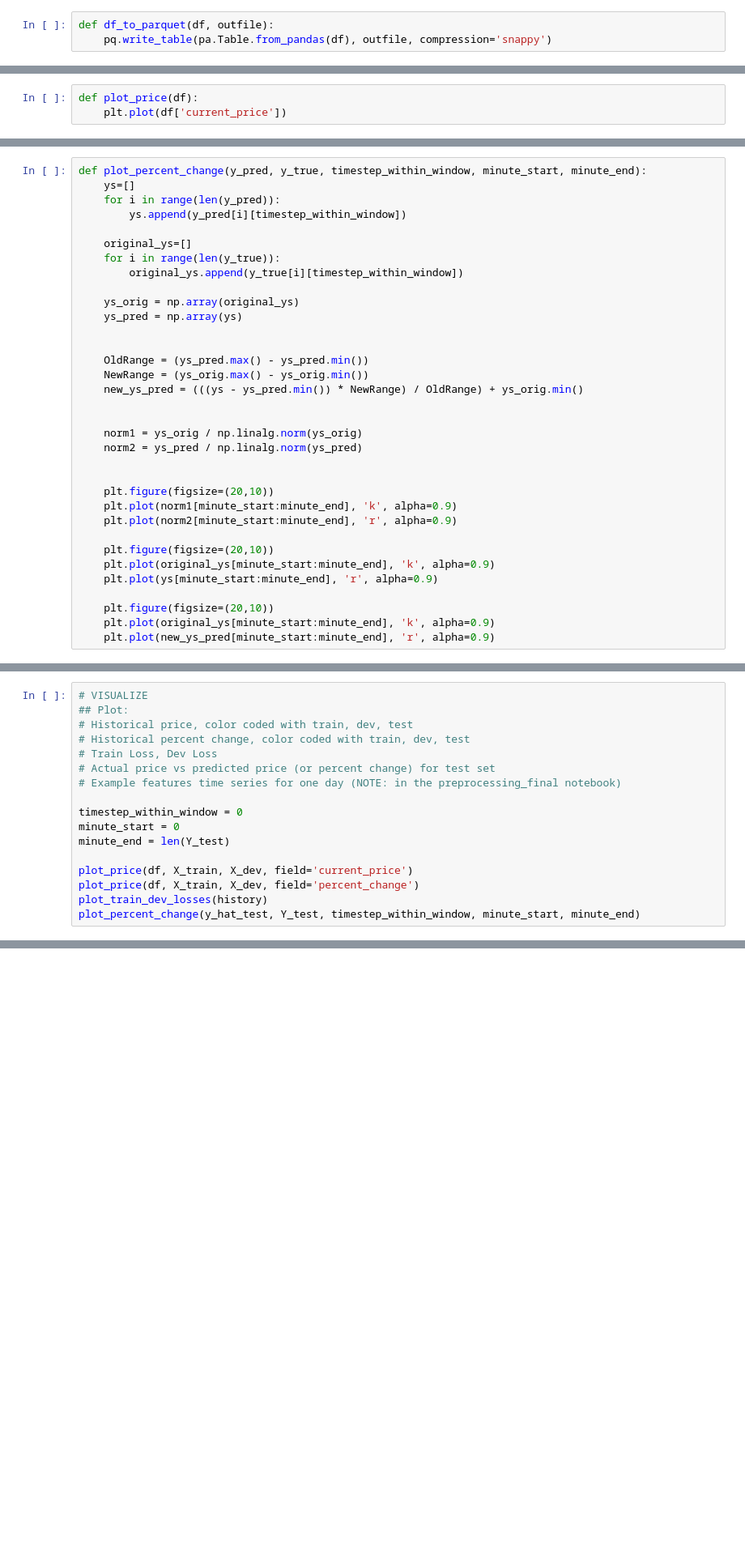
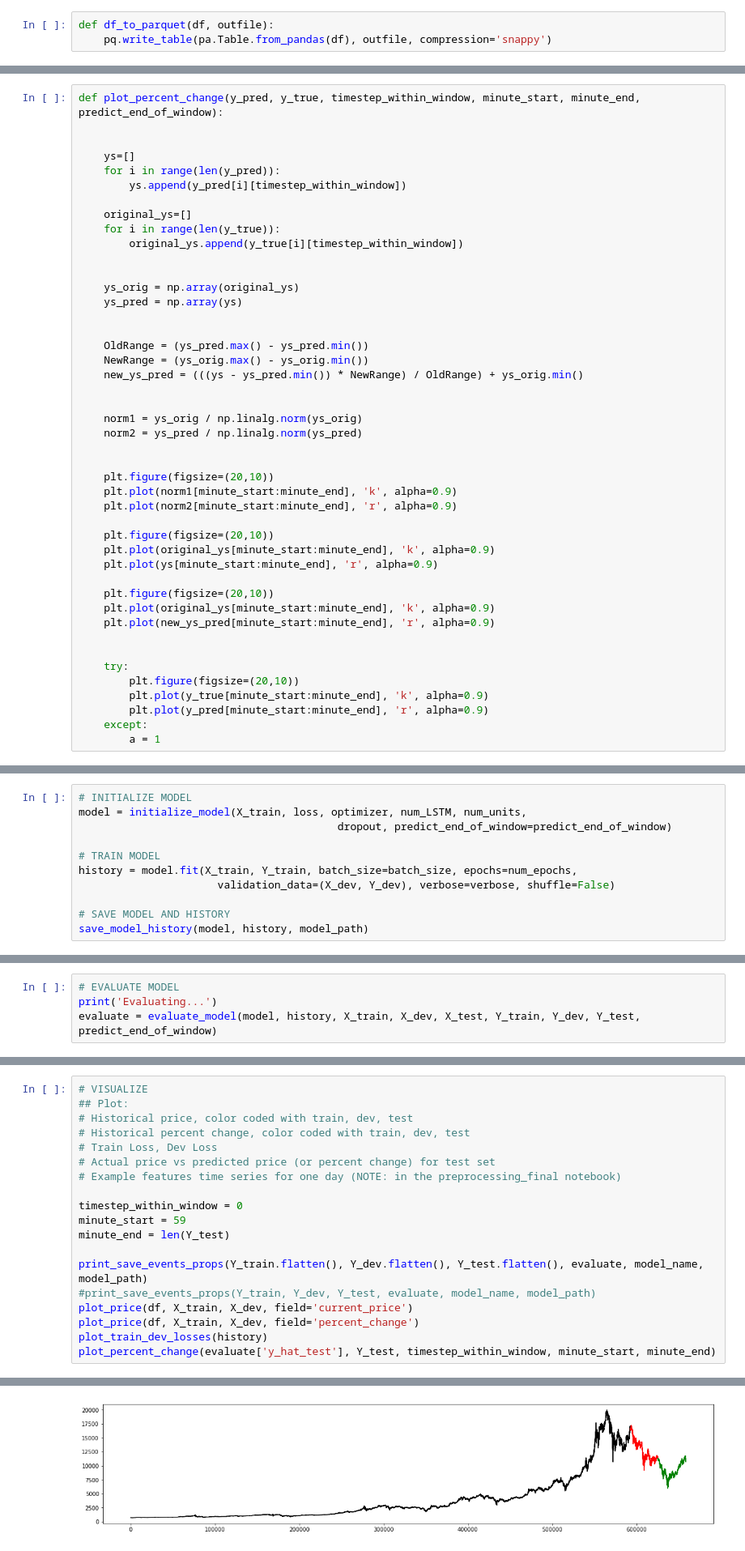
Before and after one commit to gkovacs/cs230-cryptocurrency-trading-lstm, a Jupyter notebook: training_testing_FINAL_MODEL-window-then-predict.ipynb, the cells around one changed output, grey strips where cells are left out. Shown at 81% size. Drawn from its saved outputs; the diff is of its cells as text; blank space fills up the shorter version.

```diff
--- a/training_testing_FINAL_MODEL-window-then-predict.ipynb
+++ b/training_testing_FINAL_MODEL-window-then-predict.ipynb
@@ -519,6 +368,3 @@ with open(model_path + '/evaluation.txt', 'wb') as file_pi:
-# %%
-def plot_price(df):
-    plt.plot(df['current_price'])
 # %%
 def plot_price(df, X_train, X_dev, field):
     X_train_stop = len(X_train)
@@ -548,7 +394,9 @@ def plot_train_dev_losses(history):
 
     plt.show()
 # %%
-def plot_percent_change(y_pred, y_true, timestep_within_window, minute_start, minute_end):
+def plot_percent_change(y_pred, y_true, timestep_within_window, minute_start, minute_end, predict_end_of_window):
+
+
     ys=[]
     for i in range(len(y_pred)):
         ys.append(y_pred[i][timestep_within_window])
@@ -556,6 +404,7 @@ def plot_percent_change(y_pred, y_true, timestep_within_window, minute_start, mi
     original_ys=[]
     for i in range(len(y_true)):
         original_ys.append(y_true[i][timestep_within_window])
+
 
     ys_orig = np.array(original_ys)
     ys_pred = np.array(ys)
@@ -581,3 +430,11 @@ def plot_percent_change(y_pred, y_true, timestep_within_window, minute_start, mi
     plt.figure(figsize=(20,10))
     plt.plot(original_ys[minute_start:minute_end], 'k', alpha=0.9)
     plt.plot(new_ys_pred[minute_start:minute_end], 'r', alpha=0.9)
+
+
+    try:
+        plt.figure(figsize=(20,10))
+        plt.plot(y_true[minute_start:minute_end], 'k', alpha=0.9)
+        plt.plot(y_pred[minute_start:minute_end], 'r', alpha=0.9)
+    except:
+        a = 1
@@ -586,0 +514,11 @@ y_hat_test = model.predict(X_test)
+# %%
+# INITIALIZE MODEL
+model = initialize_model(X_train, loss, optimizer, num_LSTM, num_units,
+                                         dropout, predict_end_of_window=predict_end_of_window)
+
+# TRAIN MODEL
+history = model.fit(X_train, Y_train, batch_size=batch_size, epochs=num_epochs,
+                      validation_data=(X_dev, Y_dev), verbose=verbose, shuffle=False)
+
+# SAVE MODEL AND HISTORY
+save_model_history(model, history, model_path)
@@ -586,0 +549,4 @@ y_hat_test = model.predict(X_test)
+# %%
+# EVALUATE MODEL
+print('Evaluating...')
+evaluate = evaluate_model(model, history, X_train, X_dev, X_test, Y_train, Y_dev, Y_test, predict_end_of_window)
@@ -594,10 +566,13 @@ y_hat_test = model.predict(X_test)
 # Example features time series for one day (NOTE: in the preprocessing_final notebook)
 
 timestep_within_window = 0
-minute_start = 0
+minute_start = 59
 minute_end = len(Y_test)
 
+print_save_events_props(Y_train.flatten(), Y_dev.flatten(), Y_test.flatten(), evaluate, model_name, model_path)
+#print_save_events_props(Y_train, Y_dev, Y_test, evaluate, model_name, model_path)
 plot_price(df, X_train, X_dev, field='current_price')
 plot_price(df, X_train, X_dev, field='percent_change')
 plot_train_dev_losses(history)
-plot_percent_change(y_hat_test, Y_test, timestep_within_window, minute_start, minute_end)
+plot_percent_change(evaluate['y_hat_test'], Y_test, timestep_within_window, minute_start, minute_end)
+# %% [output]
@@ -603,0 +596 @@ plot_percent_change(y_hat_test, Y_test, timestep_within_window, minute_start, mi
+[figure, added]
```
Also changed, not shown: parts of 35 cells of this notebook, 9 other files.
